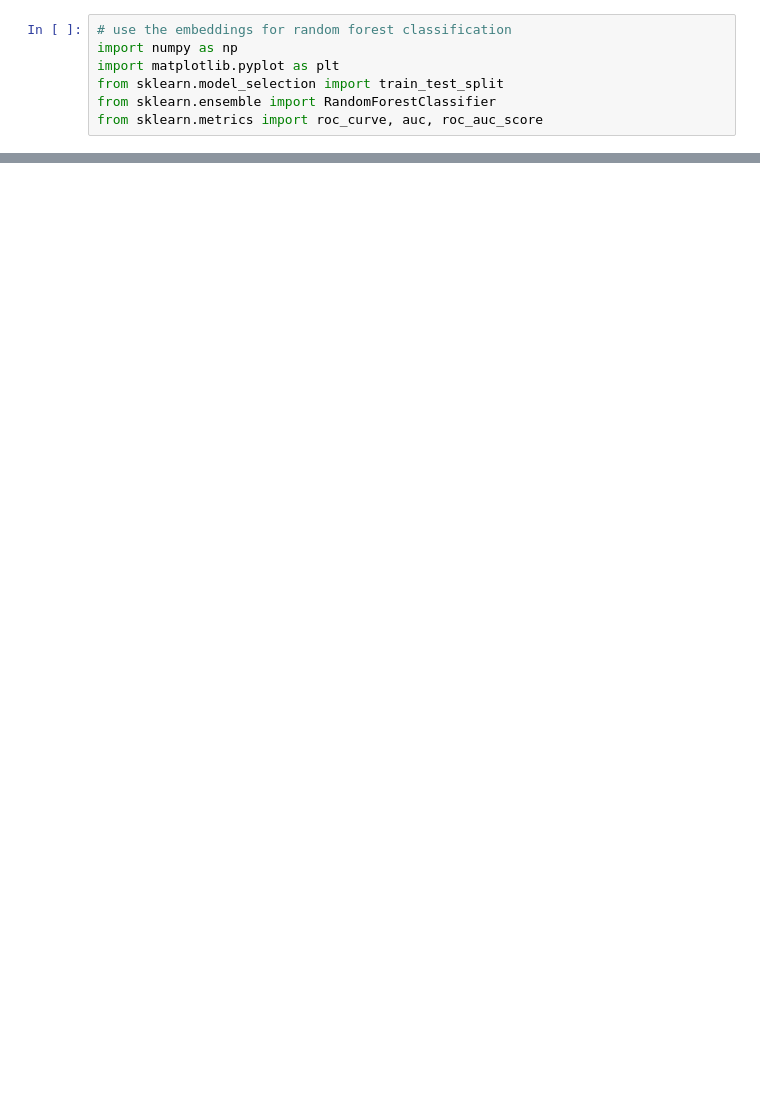
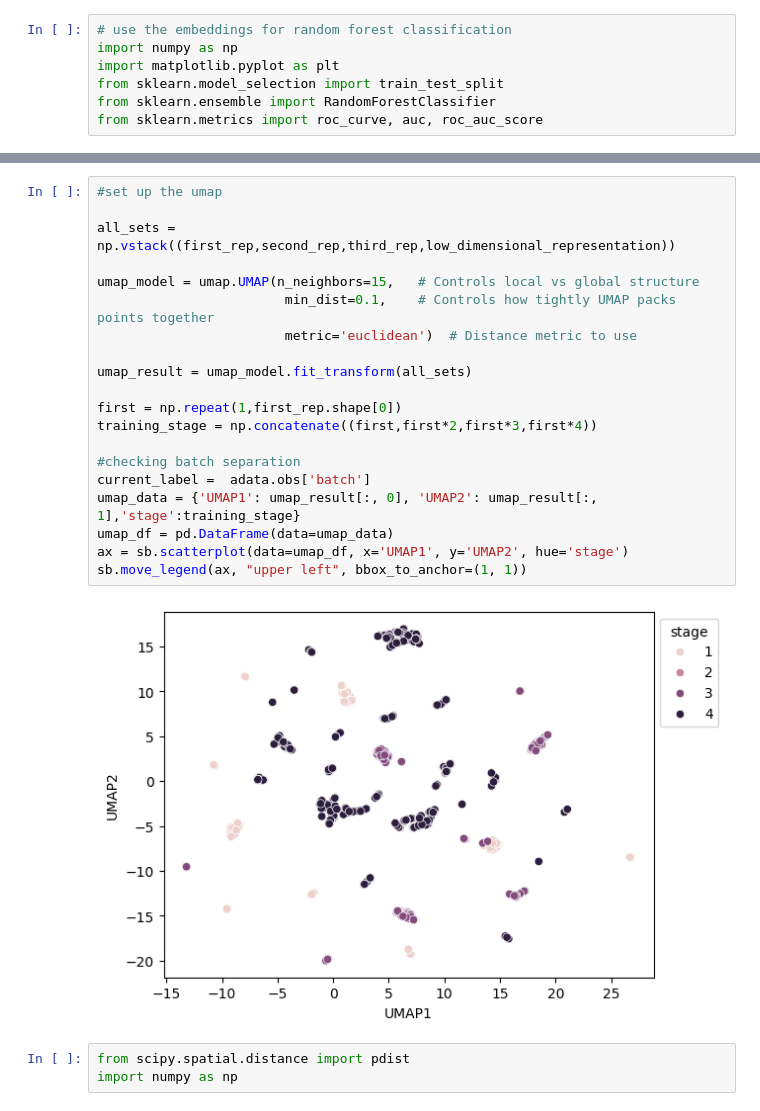
Before and after one commit to paoloAngelino/RCproject_code, a Jupyter notebook: functional_DANN_v1.ipynb, the cells around one changed output, grey strips where cells are left out. Cells and saved outputs as stored; diff of their text form; blank space fills up the shorter version.

```diff
--- a/functional_DANN_v1.ipynb
+++ b/functional_DANN_v1.ipynb
@@ -427,0 +444,25 @@ plt.show()
+# %%
+#set up the umap
+
+all_sets = np.vstack((first_rep,second_rep,third_rep,low_dimensional_representation))
+
+umap_model = umap.UMAP(n_neighbors=15,   # Controls local vs global structure
+                        min_dist=0.1,    # Controls how tightly UMAP packs points together
+                        metric='euclidean')  # Distance metric to use
+
+umap_result = umap_model.fit_transform(all_sets)
+
+first = np.repeat(1,first_rep.shape[0])
+training_stage = np.concatenate((first,first*2,first*3,first*4))
+
+#checking batch separation
+current_label =  adata.obs['batch']
+umap_data = {'UMAP1': umap_result[:, 0], 'UMAP2': umap_result[:, 1],'stage':training_stage}
+umap_df = pd.DataFrame(data=umap_data)
+ax = sb.scatterplot(data=umap_df, x='UMAP1', y='UMAP2', hue='stage')
+sb.move_legend(ax, "upper left", bbox_to_anchor=(1, 1))
+# %% [output]
+[figure, added]
+# %%
+from scipy.spatial.distance import pdist
+import numpy as np
```
Also changed, not shown: parts of 11 cells of this notebook, 1 other file.
